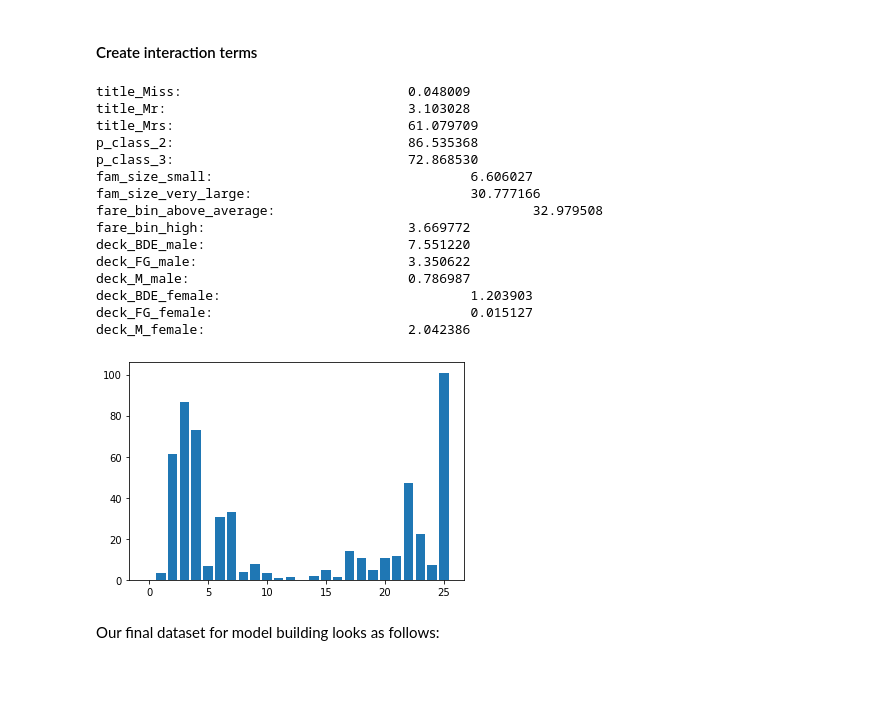
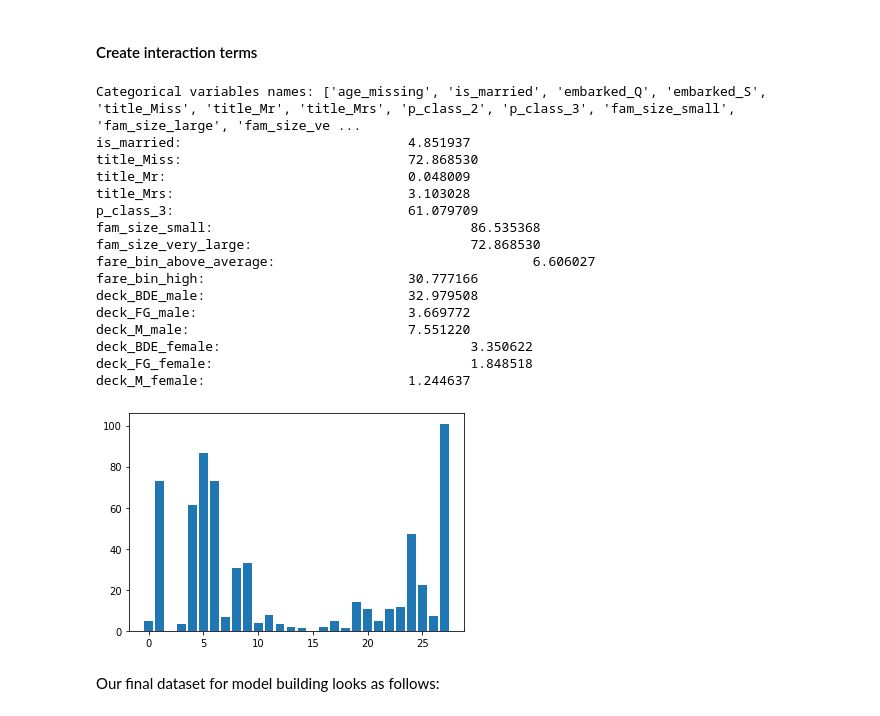
Before and after one commit to LourensWalters/Kaggle, a Jupyter notebook: titanic/notebooks/titanic_baseline.ipynb, the cells around one changed output. Cells and saved outputs as stored; diff of their text form; code cells hidden in the pictures; blank space fills up the shorter version.

```diff
--- a/titanic/notebooks/titanic_baseline.ipynb
+++ b/titanic/notebooks/titanic_baseline.ipynb
@@ -748,7 +694,7 @@ df_test_trans['title'] = df_test_trans['name'].str.split(', ', expand=True)[1].s
                                                                             expand=True)[0]
 # %%
 df_train_trans['is_married'] = 0
-df_train_trans['is_married'].loc[df_train_trans['title'] == 'Mrs'] = 1
+df_train_trans.loc[df_train_trans['title'] == 'Mrs', 'is_married'] = 1
 
 df_test_trans['is_married'] = 0
-df_test_trans['is_married'].loc[df_test_trans['title'] == 'Mrs'] = 1
+df_test_trans.loc[df_test_trans['title'] == 'Mrs', 'is_married'] = 1
@@ -837,7 +774,7 @@ print(names_all)
 # %%
 # Update dataframe fieldname values
 drop_cols = ['name', 'sib_sp', 'parch', 'ticket',
-       'cabin', 'age_missing', 'fam_num', 'dim_embarked', 'dim_deck',
+       'cabin', 'fam_num', 'dim_embarked', 'dim_deck',
        'dim_title', 'dim_p_class', 'dim_fam_size']
 
 # These stay static
@@ -851,8 +788,6 @@ for x in drop_cols:
 for x in ['survived', 'age', 'fare']:
     names_cat.remove(x)
 
-print("names_cat: {}".format(names_cat))
-
 names_cat_plot = names_all.copy()
 for x in drop_cols:
     names_cat_plot.remove(x)
@@ -863,4 +798,6 @@ for x in drop_cols:
     names_all.remove(x)
 for x in ['survived']:
     names_all.remove(x)
+
+print("names_all: {}".format(names_all))
 # %% [output]
@@ -1057,11 +976,7 @@ df_test_trans.drop('dim_age_bin', axis=1, inplace=True)
 df_test_trans.drop('dim_deck', axis=1, inplace=True)
 df_test_trans.drop('dim_ticket_freq', axis=1, inplace=True)
 
-# Drop interactions for testing purposes
 interactions_list = list(X_train_interactions.columns.values)
-#X_train.drop(interactions_list, axis=1, inplace=True)
-#X_test.drop(interactions_list, axis=1, inplace=True)
-#df_test_trans.drop(interactions_list, axis=1, inplace=True)
 
 # TODO - used interactions list to hardcode this, need to fix.
 rename_dict = {'C(dim_deck)[T.BDE]:C(sex)[0.0]': 'deck_BDE_male',
@@ -1074,13 +989,9 @@ X_train.rename(columns = rename_dict, inplace=True)
 X_test.rename(columns = rename_dict, inplace=True)
 df_test_trans.rename(columns = rename_dict, inplace=True)
 
-# Drop is_married for testing purposes
 X_train.drop(['C(sex)[T.1.0]'], axis=1, inplace=True)
 X_test.drop(['C(sex)[T.1.0]'], axis=1, inplace=True)
 df_test_trans.drop(['C(sex)[T.1.0]'], axis=1, inplace=True)
-X_train.drop(['is_married'], axis=1, inplace=True)
-X_test.drop(['is_married'], axis=1, inplace=True)
-df_test_trans.drop(['is_married'], axis=1, inplace=True)
 
 X_train.drop('deck_BDE', axis=1, inplace=True)
 X_train.drop('deck_FG', axis=1, inplace=True)
@@ -1098,7 +1009,7 @@ from sklearn.feature_selection import chi2, SelectKBest
 
 # Separate continuous variables for this step, to be added back afterwards.
 X_train_con = X_train.loc[:, ['age', 'fare', 'ticket_freq']]
-X_train.drop(['age', 'fare', 'ticket_freq'], axis=1, inplace=True)
+X_train.drop(['age', 'fare', 'ticket_freq', 'ticket_freq'], axis=1, inplace=True)
 # Separate continuous variables for this step, to be added back afterwards.
 X_test_con = X_test.loc[:, ['age', 'fare', 'ticket_freq']]
 X_test.drop(['age', 'fare', 'ticket_freq'], axis=1, inplace=True)
@@ -1107,11 +1018,12 @@ df_test_trans_con = df_test_trans.loc[:, ['age', 'fare', 'ticket_freq']]
 df_test_trans.drop(['age', 'fare', 'ticket_freq'], axis=1, inplace=True)
 
 # Finally we scale our data - separately from categorical variables.
-#scaler = StandardScaler()
-#
+scaler = StandardScaler()
+
 ## Fit on training data set
-#names_training = list(X_train_con.columns.values)
-#_ = scaler.fit(X_train_con)
+# Random Forest performs better on un-scaled data.
+names_training = list(X_train_con.columns.values)
+_ = scaler.fit(X_train_con)
 #X_train_new = scaler.transform(X_train_con)
 #X_train_con = pd.DataFrame(X_train_new, columns=names_training)
 
@@ -1124,50 +1036,55 @@ df_test_trans.drop(['age', 'fare', 'ticket_freq'], axis=1, inplace=True)
 #df_test_trans_con = pd.DataFrame(df_test_trans_new, columns=names_training)
 
 # Perform categorical feature selection
 X_train = X_train.astype(float)
 y_train = y_train.astype(float)
 X_test = X_test.astype(float)
 y_test = y_test.astype(float)
 df_test_trans =  df_test_trans.astype(float)
 
+names_before_select = list(X_train.columns.values)
+print("Categorical variables names: {}".format(names_before_select))
 best_feat = SelectKBest(chi2, k=15).fit(X_train, y_train)
 mask = X_train.columns.values[best_feat.get_support()]
 X_train_new = best_feat.transform(X_train)
 X_train = pd.DataFrame(X_train_new, columns=mask)
 
 X_test_new = best_feat.transform(X_test)
 X_test = pd.DataFrame(X_test_new, columns=mask)
 
 df_test_trans_new = best_feat.transform(df_test_trans)
 df_test_trans = pd.DataFrame(df_test_trans_new, columns=mask)
 
 # What are scores for the features
 for i in range(len(mask)):
 	print('%s: \t\t\t\t%f' % (mask[i], best_feat.scores_[i]))
 
 # plot the scores
 _ = pyplot.bar([i for i in range(len(best_feat.scores_))], best_feat.scores_)
 pyplot.show()
 
 # Add continuous variables back again.
-X_train = pd.merge(X_train, X_train_con['ticket_freq'], left_index=True, right_index=True)
-X_test = pd.merge(X_test, X_test_con['ticket_freq'], left_index=True, right_index=True)
-df_test_trans = pd.merge(df_test_trans, df_test_trans_con['ticket_freq'], left_index=True,
-                         right_index=True)
+X_train = pd.merge(X_train, X_train_con[['age', 'fare', 'ticket_freq']], left_index=True,
+                   right_index=True)
+X_test = pd.merge(X_test, X_test_con[['age', 'fare', 'ticket_freq']], left_index=True,
+                  right_index=True)
+df_test_trans = pd.merge(df_test_trans, df_test_trans_con[['age', 'fare', 'ticket_freq']],
+                  left_index=True, right_index=True)
 # %% [output]
-title_Miss:                             0.048009
-title_Mr:                               3.103028
-title_Mrs:                              61.079709
-p_class_2:                              86.535368
-p_class_3:                              72.868530
-fam_size_small:                                 6.606027
-fam_size_very_large:                            30.777166
-fare_bin_above_average:                                 32.979508
-fare_bin_high:                          3.669772
-deck_BDE_male:                          7.551220
-deck_FG_male:                           3.350622
-deck_M_male:                            0.786987
-deck_BDE_female:                                1.203903
-deck_FG_female:                                 0.015127
-deck_M_female:                          2.042386
+Categorical variables names: ['age_missing', 'is_married', 'embarked_Q', 'embarked_S', 'title_Miss', 'title_Mr', 'title_Mrs', 'p_class_2', 'p_class_3', 'fam_size_small', 'fam_size_large', 'fam_size_ve ...
+is_married:                             4.851937
+title_Miss:                             72.868530
+title_Mr:                               0.048009
+title_Mrs:                              3.103028
+p_class_3:                              61.079709
+fam_size_small:                                 86.535368
+fam_size_very_large:                            72.868530
+fare_bin_above_average:                                 6.606027
+fare_bin_high:                          30.777166
+deck_BDE_male:                          32.979508
+deck_FG_male:                           3.669772
+deck_M_male:                            7.551220
+deck_BDE_female:                                3.350622
+deck_FG_female:                                 1.848518
+deck_M_female:                          1.244637
-[figure, old version]
+[figure, new version]
```
Also changed, not shown: parts of 81 cells of this notebook, 11 other files.
